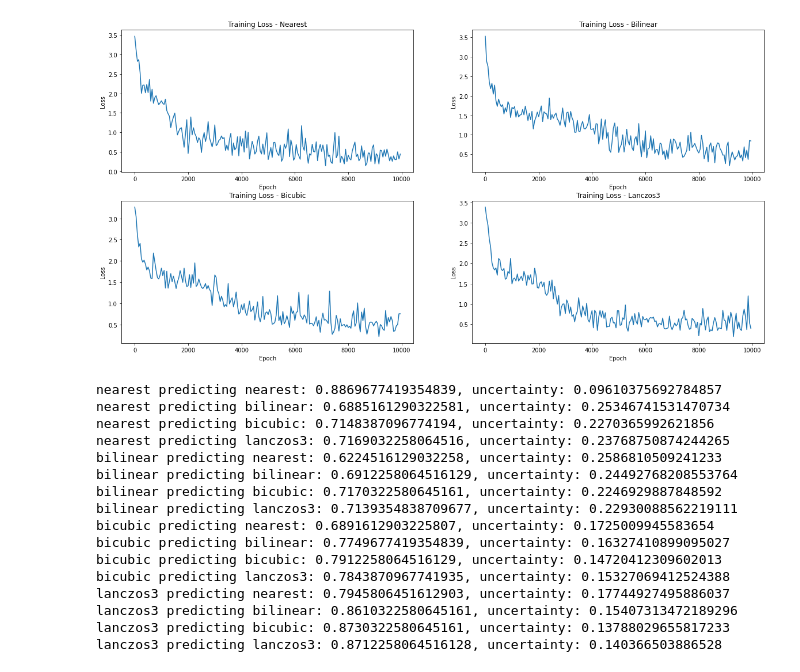
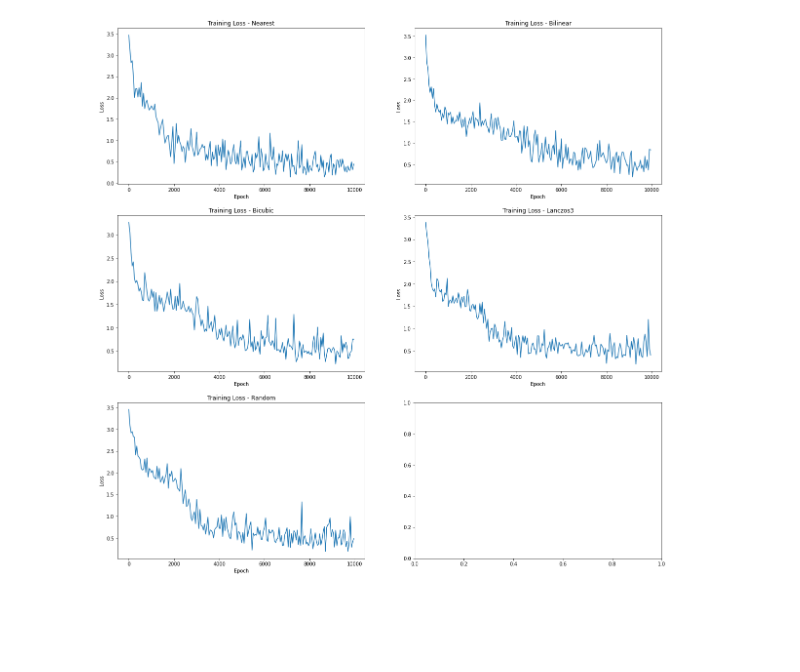
Before and after one commit to mittalgovind/BayesForensics, a Jupyter notebook: results.ipynb, the cells around one changed output. Drawn from its saved outputs; the diff is of its cells as text; code cells hidden in the pictures; blank space fills up the shorter version.

Commit message:
Added arguments for train-test

```diff
--- a/results.ipynb
+++ b/results.ipynb
@@ -3,4 +8,13 @@ import json
 import numpy as np
 import matplotlib.pyplot as plt
 # %%
-methods = ['nearest', 'bilinear', 'bicubic', 'lanczos3']
+methods = ['nearest', 'bilinear', 'bicubic', 'lanczos3', 'random']
+# %%
+i = 0
+name = f'bayesian-train-test/performance_{methods[i]}.json'
+from helpers import results_data, utils, plots
+
+perf = results_data.load(name)
+utils.printd(perf)
+
+plots.perf(perf, alpha=0.01)
@@ -7,22 +28,22 @@ methods = ['nearest', 'bilinear', 'bicubic', 'lanczos3']
 # %%
 %matplotlib inline
-plt.rcParams['figure.figsize'] = [20, 10]
-fig, axs = plt.subplots(2, 2)
-ax_list = [(0, 0), (0, 1), (1, 0), (1, 1)]
+plt.rcParams['figure.figsize'] = [20, 20]
+fig, axs = plt.subplots(3, 2)
+ax_list = [(0, 0), (0, 1), (1, 0), (1, 1), (2, 0)]
 
 x_axis = np.reshape(np.arange(10000), (200, 50))[:, 0]
 
 for i in range(len(methods)):
     with open(f'bayesian-train-test/performance_{methods[i]}.json', 'r') as f:
         performance = json.load(f)['loss']['training']
     performance = np.reshape(performance, (200, 50))
 
     axs[ax_list[i]].plot(x_axis, performance[:, -1])
     axs[ax_list[i]].set_title(f'Training Loss - {methods[i].capitalize()}')
     axs[ax_list[i]].set_xlabel('Epoch')
     axs[ax_list[i]].set_ylabel('Loss')
 # %% [output]
-[figure, old version]
+[figure, new version]
 # %%
 import pandas as pd
 from collections import Counter
@@ -41,43 +79,37 @@ def variation_ratio(X):
 # %%
-accuracy = pd.DataFrame(np.zeros((4, 4)), index=methods, columns=methods)
-var_ratio = pd.DataFrame(np.zeros((4, 4)), index=methods, columns=methods)
+accuracy = pd.DataFrame(np.zeros((5, 4)), index=methods, columns=methods[:-1])
+var_ratio = pd.DataFrame(np.zeros((5, 4)), index=methods, columns=methods[:-1])
+pred_ent = pd.DataFrame(np.zeros((5, 4)), index=methods, columns=methods[:-1])
+mutual_info = pd.DataFrame(np.zeros((5, 4)), index=methods, columns=methods[:-1])
+
 classes = np.linspace(0.25, 1, num=31)
+conf_matrices = {'nearest': np.zeros((31, 31)),
+                 'bilinear': np.zeros((31, 31)),
+                 'bicubic': np.zeros((31, 31)),
+                 'lanczos3': np.zeros((31, 31)),
+                 'random': np.zeros((31, 31))}
 
 for method_1 in methods:
     with open(f'bayesian-train-test/tests_{method_1}.json', 'r') as f:
         tests = json.load(f)
 
-    for method_2 in methods:
+    for method_2 in methods[:-1]:
         method_2_tests = [x for x in tests['runs'] if x['method'] == method_2]
         preds = [get_pred(x['logits']) for x in method_2_tests]
         var_ratios = [variation_ratio(x['logits']) for x in method_2_tests]
+        pred_ents = [predictive_entropy(x['logits']) for x in method_2_tests]
+        # mutual_infos = [mutual_information(x['logits']) for x in method_2_tests]
 
         correct = 0
         for i in range(len(preds)):
+            conf_matrices[method_1][np.where(classes == method_2_tests[i]['sf'])[0], preds[i]] += 1
             if classes[preds[i]] == method_2_tests[i]['sf']:
                 correct += 1
 
         accuracy[method_2][method_1] = correct / len(preds)
         var_ratio[method_2][method_1] = np.mean(var_ratios)
-
-        print(f'{method_1} predicting {method_2}: {correct / len(preds)}, uncertainty: {np.mean(var_ratios)}')
+        pred_ent[method_2][method_1] = np.mean(pred_ents)
+        mutual_info[method_2][method_1] = np.mean(mutual_infos)
-# %% [output]
-nearest predicting nearest: 0.8869677419354839, uncertainty: 0.09610375692784857
-nearest predicting bilinear: 0.6885161290322581, uncertainty: 0.25346741531470734
-nearest predicting bicubic: 0.7148387096774194, uncertainty: 0.2270365992621856
-nearest predicting lanczos3: 0.7169032258064516, uncertainty: 0.23768750874244265
-bilinear predicting nearest: 0.6224516129032258, uncertainty: 0.2586810509241233
-bilinear predicting bilinear: 0.6912258064516129, uncertainty: 0.24492768208553764
-bilinear predicting bicubic: 0.7170322580645161, uncertainty: 0.2246929887848592
-bilinear predicting lanczos3: 0.7139354838709677, uncertainty: 0.22930088562219111
-bicubic predicting nearest: 0.6891612903225807, uncertainty: 0.1725009945583654
-bicubic predicting bilinear: 0.7749677419354839, uncertainty: 0.16327410899095027
-bicubic predicting bicubic: 0.7912258064516129, uncertainty: 0.14720412309602013
-bicubic predicting lanczos3: 0.7843870967741935, uncertainty: 0.15327069412524388
-lanczos3 predicting nearest: 0.7945806451612903, uncertainty: 0.17744927495886037
-lanczos3 predicting bilinear: 0.8610322580645161, uncertainty: 0.15407313472189296
-lanczos3 predicting bicubic: 0.8730322580645161, uncertainty: 0.13788029655817233
-lanczos3 predicting lanczos3: 0.8712258064516128, uncertainty: 0.140366503886528
 # %%
 accuracy
 # %% [output]
```
Also changed, not shown: parts of 12 cells of this notebook, 1 other file.
